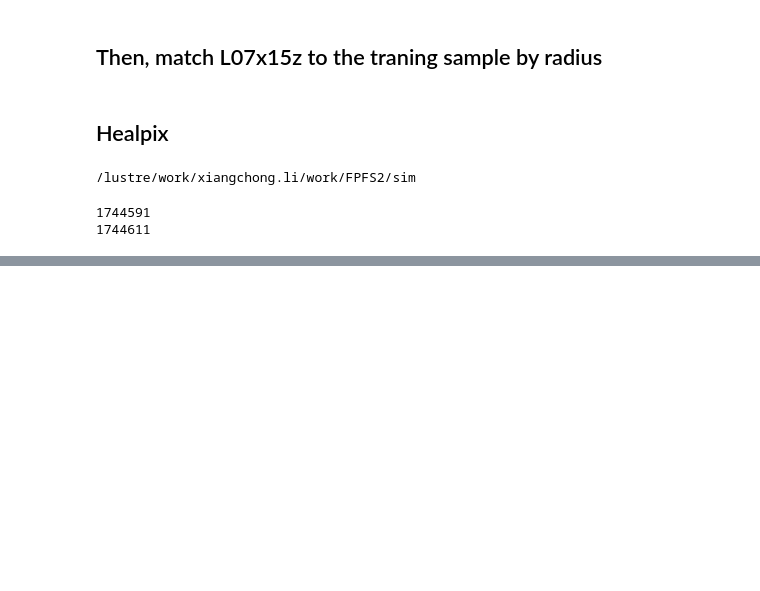
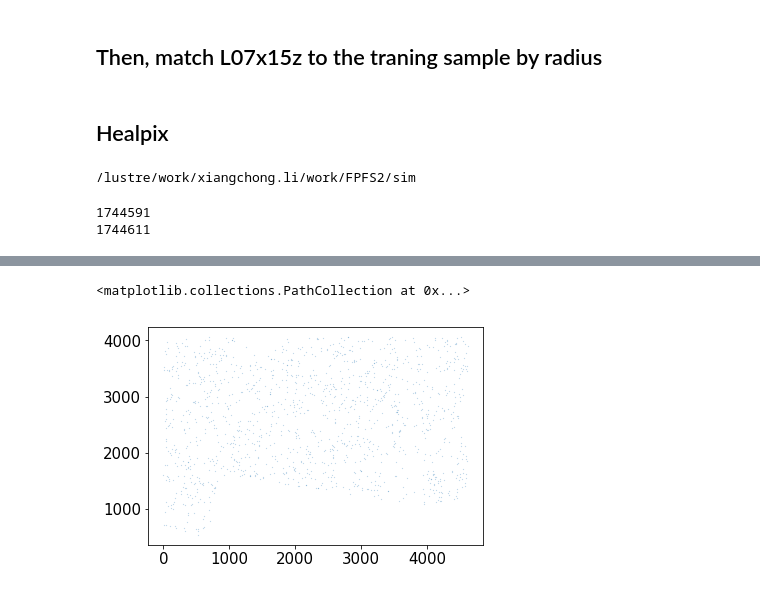
Before and after one commit to mr-superonion/FPFS, a Jupyter notebook: notebook/sim/3_1_2-beyondTrain252.ipynb, the cells around one changed output, grey strips where cells are left out. Drawn from its saved outputs; the diff is of its cells as text; code cells hidden in the pictures; blank space fills up the shorter version.

```diff
--- a/notebook/sim/3_1_2-beyondTrain252.ipynb
+++ b/notebook/sim/3_1_2-beyondTrain252.ipynb
@@ -181,0 +212,5 @@ len(hscimgUtil.cosmoHSThpix)
+# %%
+plt.scatter(cat_tmp1['xI'],cat_tmp1['yI'],s=0.01)
+# %% [output]
+<matplotlib.collections.PathCollection at 0x...>
+[figure, added]
```
Also changed, not shown: parts of 8 cells of this notebook, 7 other files.
